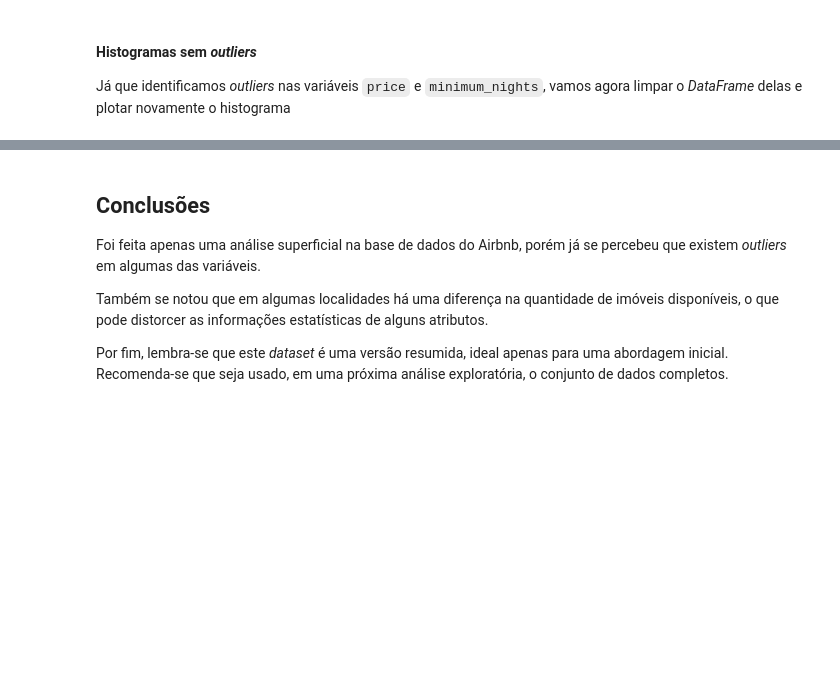
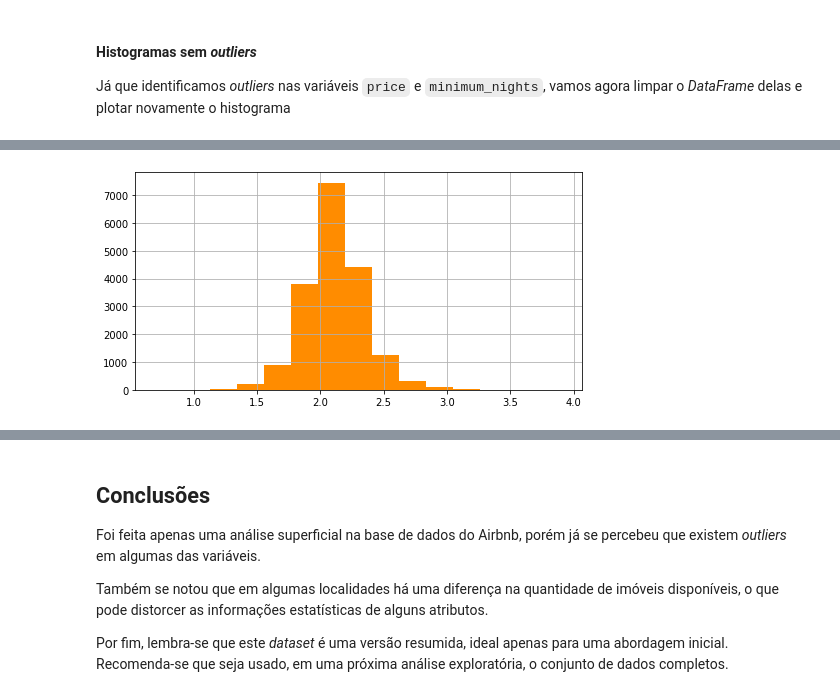
Before and after one commit to in-seixas/Peptides_research, a Jupyter notebook: Analisando_os_Dados_do_Airbnb_(Amsterdam).ipynb, the cells around one changed output, grey strips where cells are left out. Saved outputs shown, nothing was run; the diff lists cells and outputs as text; code cells hidden in the pictures; blank space fills up the shorter version.

```diff
--- a/Analisando_os_Dados_do_Airbnb_(Amsterdam).ipynb
+++ b/Analisando_os_Dados_do_Airbnb_(Amsterdam).ipynb
@@ -225,0 +229,12 @@ df_clean.price.plot(kind = 'box', vert = False, figsize = (15,3));
+# %%
+# remover os outliers em um novo DataFrame
+
+df_clean = df.copy()
+df_clean.drop('neighbourhood_group', axis=1, inplace=True)
+df_clean['price'] = np.log10(df_clean[df_clean['price'] != 0].price)
+df_clean['minimum_nights'] = np.log10(df_clean[df_clean['minimum_nights'] != 0].minimum_nights)
+
+#Histograma dos preços dos imoóveis no formato log10
+df_clean['price'].hist(bins = 15, color = 'darkorange', figsize =(8,4));
+# %% [output]
+[figure, added]
```
Also changed, not shown: parts of 25 cells of this notebook.
